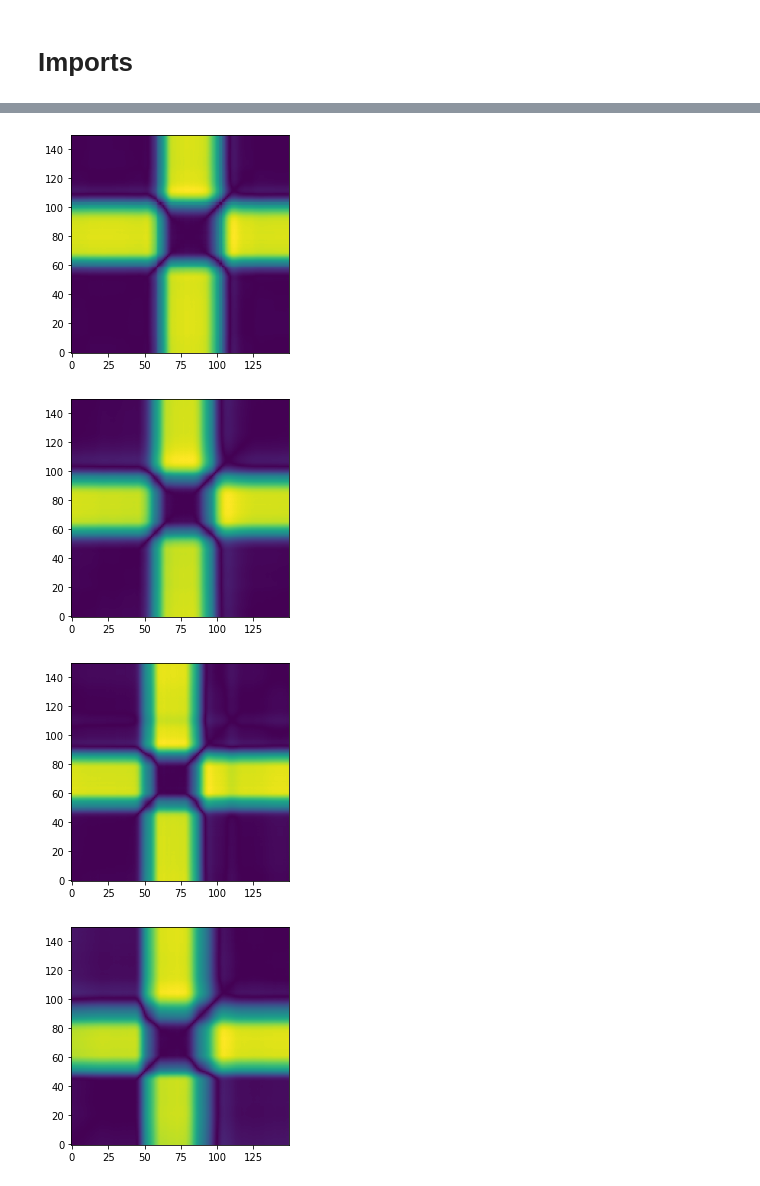
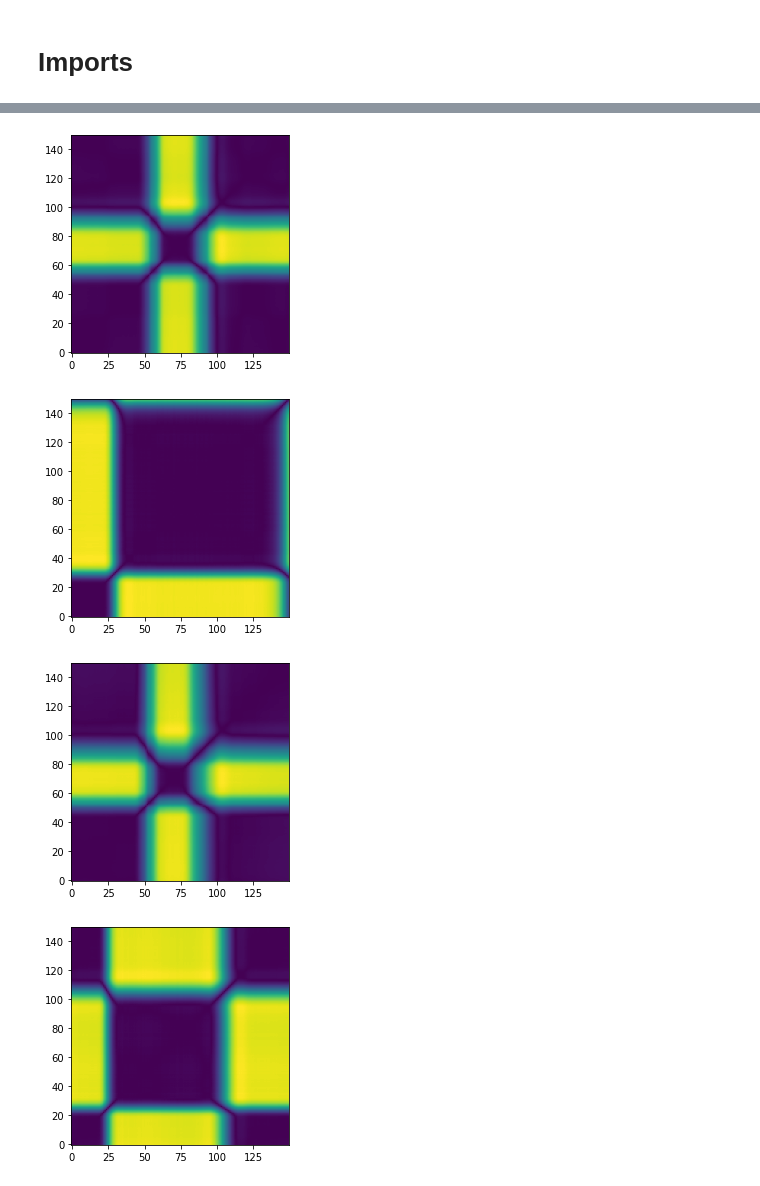
Before and after one commit to johnwslee/Data_Science_Libraries, a Jupyter notebook: recurrence_plot/recurrence_plot_test.ipynb, the cells around one changed output, grey strips where cells are left out. Cells and saved outputs as stored; diff of their text form; code cells hidden in the pictures.

```diff
--- a/recurrence_plot/recurrence_plot_test.ipynb
+++ b/recurrence_plot/recurrence_plot_test.ipynb
@@ -11,5 +22,5 @@ import matplotlib.pyplot as plt
 # %%
-X_train, X_test, y_train, y_test = load_gunpoint(return_X_y=True)
+X_test, X_train, y_test, y_train = load_gunpoint(return_X_y=True)
 # %%
 X_train.shape
 # %% [output]
@@ -38,0 +50,3 @@ df.iloc[0, :].plot.line();
+# %%
+y_train = np.where(y_train == 2, 0, y_train)
+y_test = np.where(y_test == 2, 0, y_test)
@@ -52,4 +73,4 @@ array([2, 2, 1, 1, 2, 2, 2, 2, 2, 1, 1, 1, 1, 1, 2, 1, 2, 2, 1, 2, 1, 1,
 # %%
-y_train_1 = np.where(y_train == y_train.min())[0]
-y_train_1
+y_train_0 = np.where(y_train == y_train.min())[0]
+y_train_0
 # %% [output]
@@ -74,9 +103,9 @@ for idx_1 in y_train_1.tolist()[:5]:
 # %%
-for idx_2 in y_train_2.tolist()[:5]:
+for idx_2 in y_train_0.tolist()[:5]:
     plt.imshow(X_train_new[idx_2], origin='lower')
     plt.show();
 # %% [output]
-[figure, old version]
+[figure, new version]
-[figure, old version]
+[figure, new version]
-[figure, old version]
+[figure, new version]
-[figure, old version]
+[figure, new version]
```
Also changed, not shown: parts of 33 cells of this notebook.
